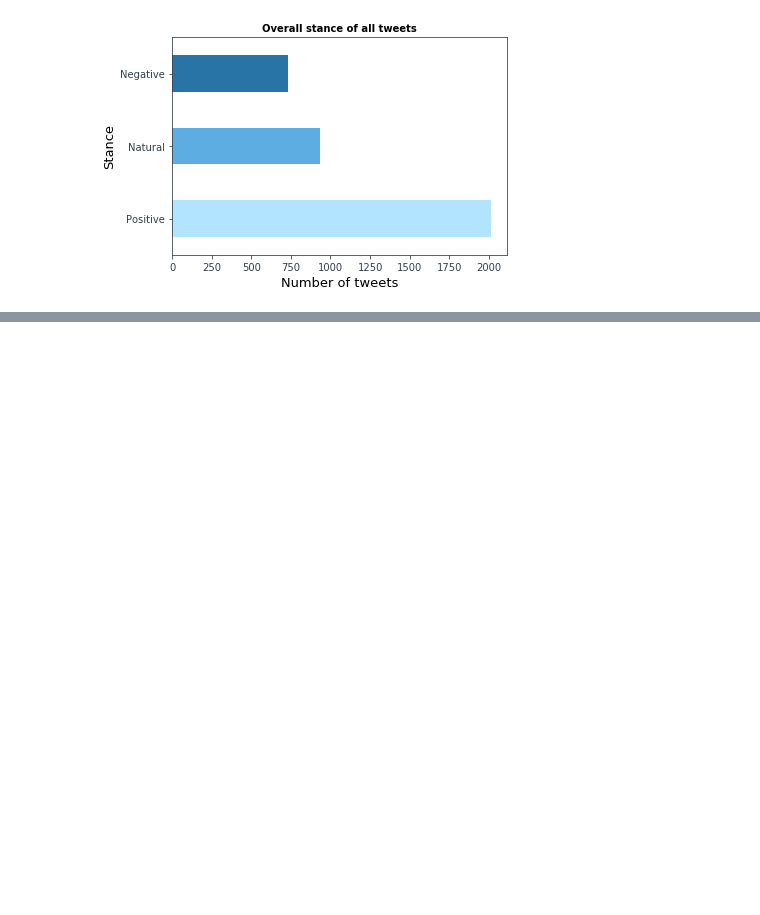
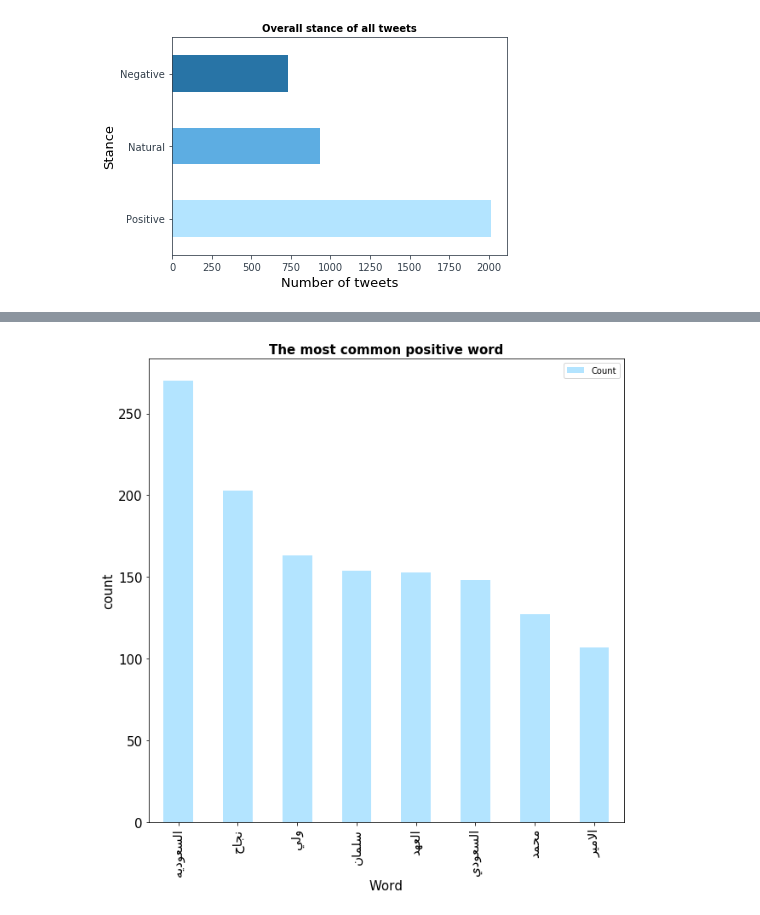
Before and after one commit to sarahalmunif/CloudProject, a Jupyter notebook: aramco (3).ipynb, the cells around one changed output, grey strips where cells are left out. Saved outputs shown, nothing was run; the diff lists cells and outputs as text; code cells hidden in the pictures; blank space fills up the shorter version.

Commit message:
p_word

```diff
--- a/aramco (3).ipynb
+++ b/aramco (3).ipynb
@@ -963,0 +970,2 @@ tweets11.plot(ax=ax, kind='barh',color=BAR)
+# %%
+Positive_word_counter = Counter(Positive_word)
@@ -963,0 +993,27 @@ tweets11.plot(ax=ax, kind='barh',color=BAR)
+# %%
+# store the top 8 words in a new data frame
+lst = Positive_word_counter.most_common(8)
+word_df = pd.DataFrame(lst, columns = ['Word', 'Count'])
+# %%
+import arabic_reshaper
+import matplotlib.pyplot as plt
+from bidi.algorithm import get_display
+
+for idx,row in word_df.iterrows():
+   word_df.loc[idx,'Word']=get_display(arabic_reshaper.reshape(word_df.loc[idx,'Word']))
+# %%
+word_df.set_index('Word', inplace=True)
+# %%
+fig,ax = plt.subplots()
+
+ax.tick_params(axis='x', labelsize=15)
+ax.tick_params(axis='y', labelsize=15)
+ax.set_xlabel('Words', fontsize=15)
+ax.set_ylabel('count' , fontsize=15)
+ax.set_title('The most common positive word', fontsize=15, fontweight='bold')
+# BAR=['#b4cdf4','#b4def4','#b4ebf4']
+BAR= ['#b3e4ff','#5DADE2','#2874A6']
+word_df[:8].plot(ax=ax,kind='bar',figsize=(10, 10),color=BAR)
+plt.savefig('word_df.pdf')
+# %% [output]
+[figure, added]
```
Also changed, not shown: parts of 22 cells of this notebook, 1 other file.
